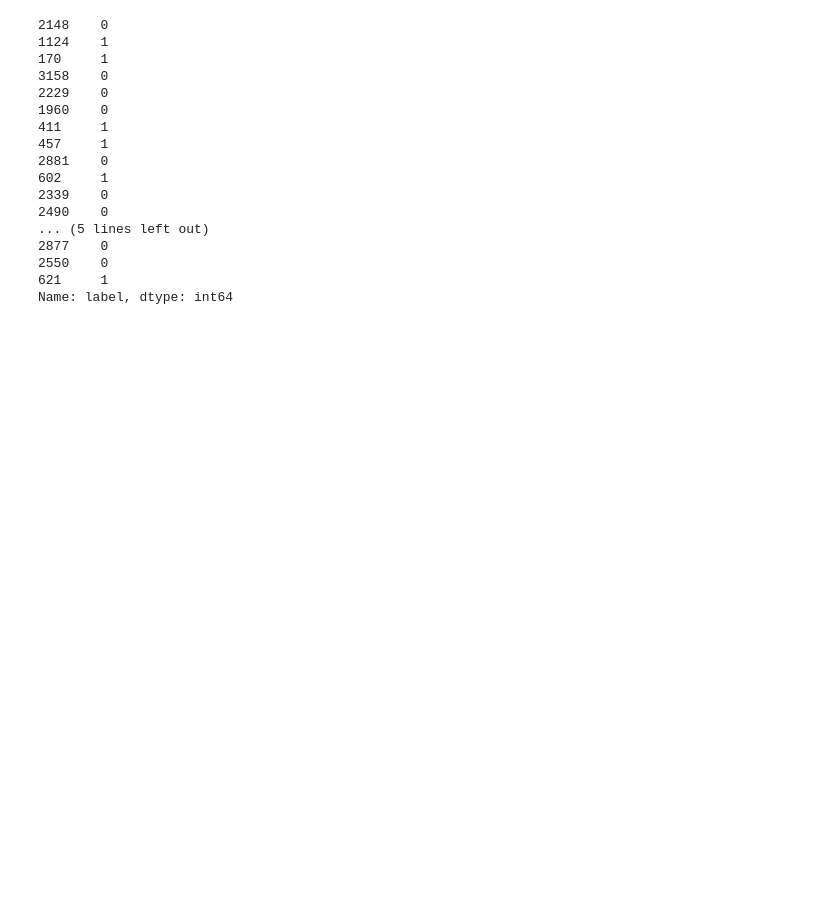
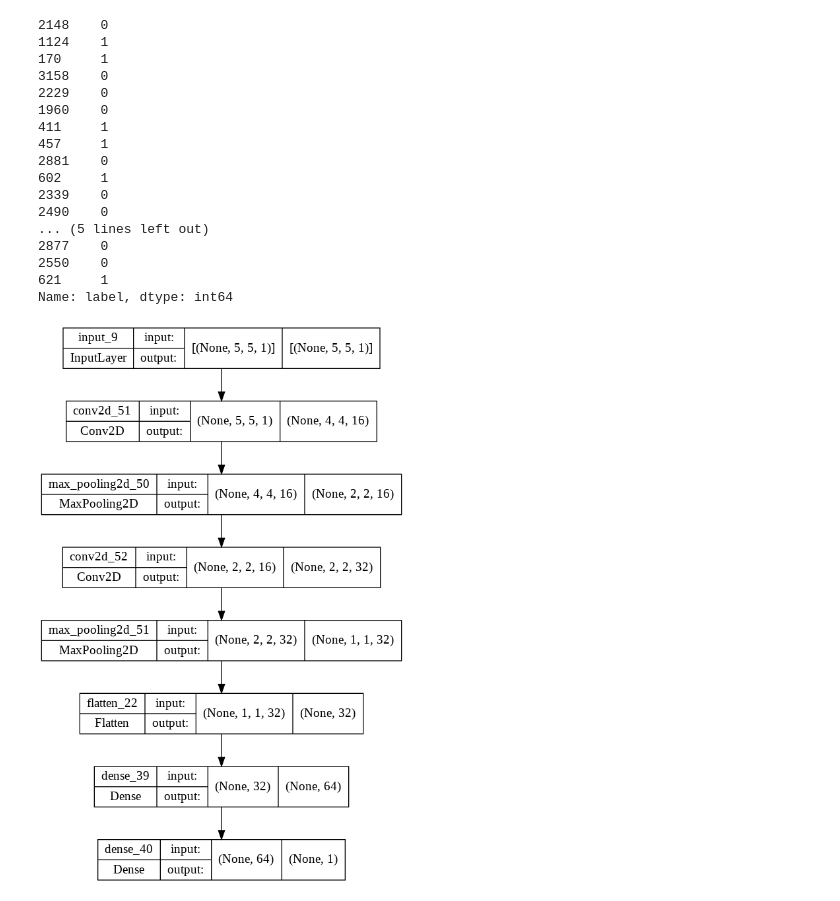
Before and after one commit to studimeyt/speechRecognition, a Jupyter notebook: CNN_speech_recog.ipynb, the cells around one changed output. Drawn from its saved outputs; the diff is of its cells as text; code cells hidden in the pictures; blank space fills up the shorter version.

```diff
--- a/CNN_speech_recog.ipynb
+++ b/CNN_speech_recog.ipynb
@@ -230,3 +254,7 @@ y_test[:20]
 2550    0
 621     1
 Name: label, dtype: int64
+# %%
+tf.keras.utils.plot_model(model,"Layer.png",show_shapes=True)
+# %% [output]
+[figure, added]
```
Also changed, not shown: parts of 6 cells of this notebook.
